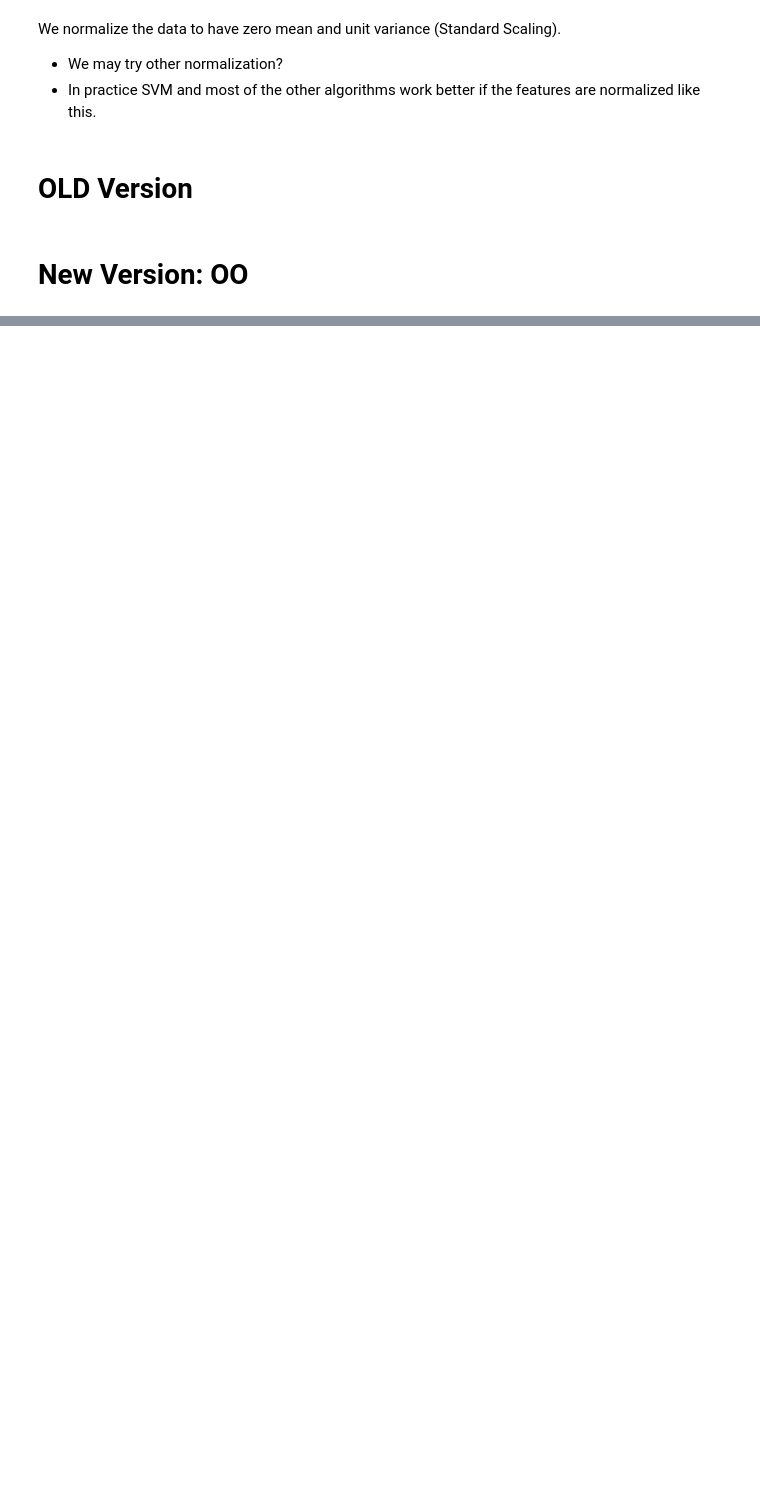
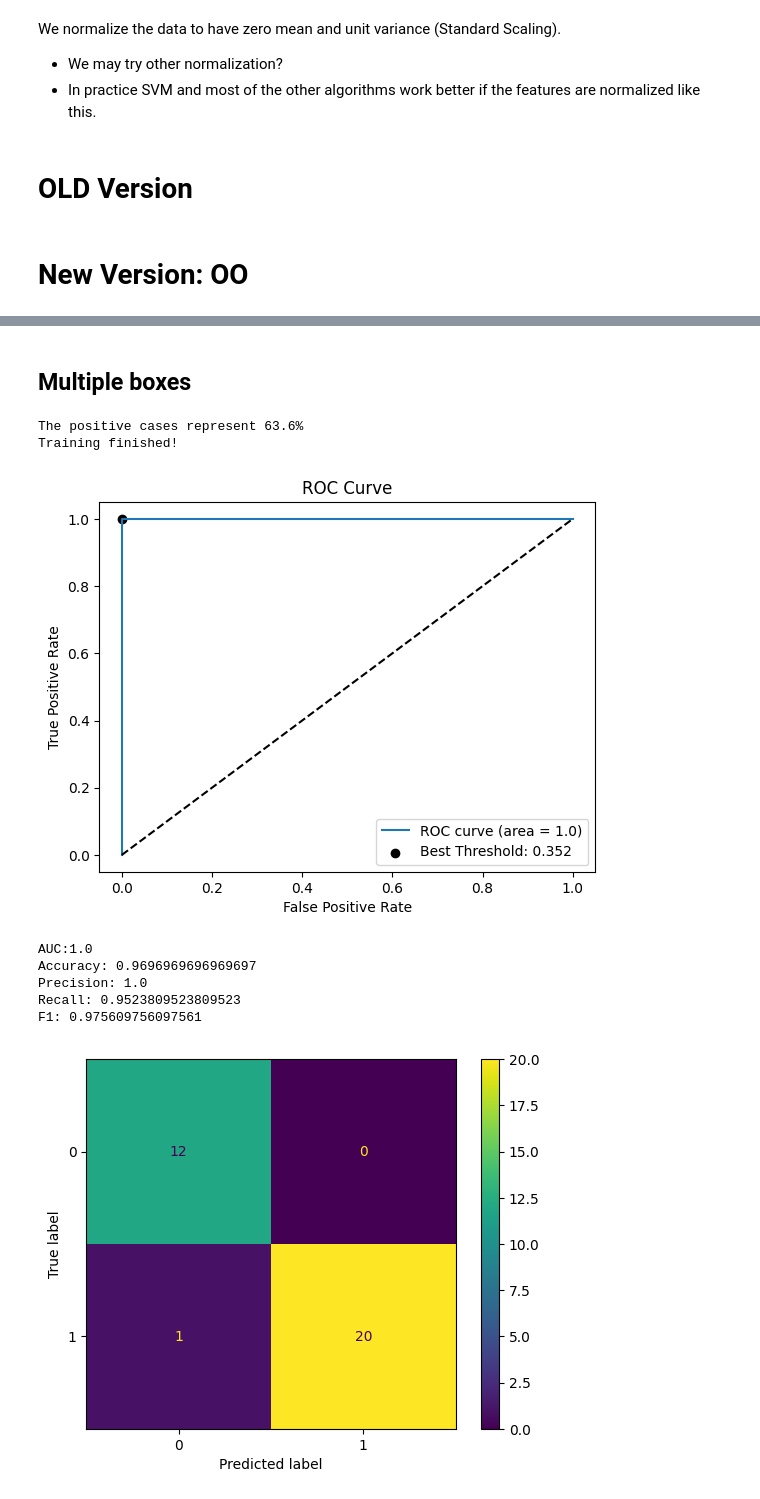
Before and after one commit to Likalto4/Added_value_feature_uncertainty, a Jupyter notebook: deep/machine_learning/trainig_pipeline.ipynb, the cells around one changed output, grey strips where cells are left out. Cells and saved outputs as stored; diff of their text form; code cells hidden in the pictures; blank space fills up the shorter version.

```diff
--- a/deep/machine_learning/trainig_pipeline.ipynb
+++ b/deep/machine_learning/trainig_pipeline.ipynb
@@ -239,0 +267,46 @@ IndexError: positional indexers are out-of-bounds
+# %% [markdown]
+## Multiple boxes
+# %%
+# get mean features from radiologists
+main_df = None
+for rad in ['V', 'M', 'L']:
+    for time in [1,2]:
+        # get the features, remove the first column (patient ID)
+        features = pd.read_csv(repo_path / f'data/deep/features/features_1024/{rad}_{time}_features.csv', index_col=0)
+        main_df = pd.concat([main_df, features]) if main_df is not None else features
+
+# get mean by patient
+main_df_mean = main_df.groupby('PatientID').mean()
+# order by index
+main_df_mean = main_df_mean.sort_index()
+
+# get the features
+features = main_df_mean
+receptor = 'RP'
+labels = dataset_INCan().labels_list(receptor=receptor)
+
+# prepare for the machine
+predictor = predictor_machine()
+
+# grid search # 0.0001 maybe too small, overfitting? linear removed in ki67 overfitting?
+# parameters = {'kernel':[ 'rbf'], 'C':[0.01, 0.1, 1], 'gamma':[0.01, 0.1, 1]}
+parameters = {'kernel':[ 'rbf', 'linear'], 'C':[0.01, 0.1, 1], 'gamma':[0.01, 0.1, 1]}
+# define the classifier
+pred = SVC(probability=True)
+# define the grid search, the best model is selected based on the roc_auc score
+predictor.clf = GridSearchCV(pred, parameters, cv=3, scoring='roc_auc', verbose=0, n_jobs=8)
+
+predictor.scale_features(features)
+predictor.prepare_labels(labels, show_distribution=True)
+predictor.train()
+predictor.compute_metrics(plot_roc=True, plot_CM=True)
+# %% [output]
+The positive cases represent 63.6%
+Training finished!
+[figure, added]
+AUC:1.0
+Accuracy: 0.9696969696969697
+Precision: 1.0
+Recall: 0.9523809523809523
+F1: 0.975609756097561
+[figure, added]
```
Also changed, not shown: parts of 5 cells of this notebook, 1 other file.
